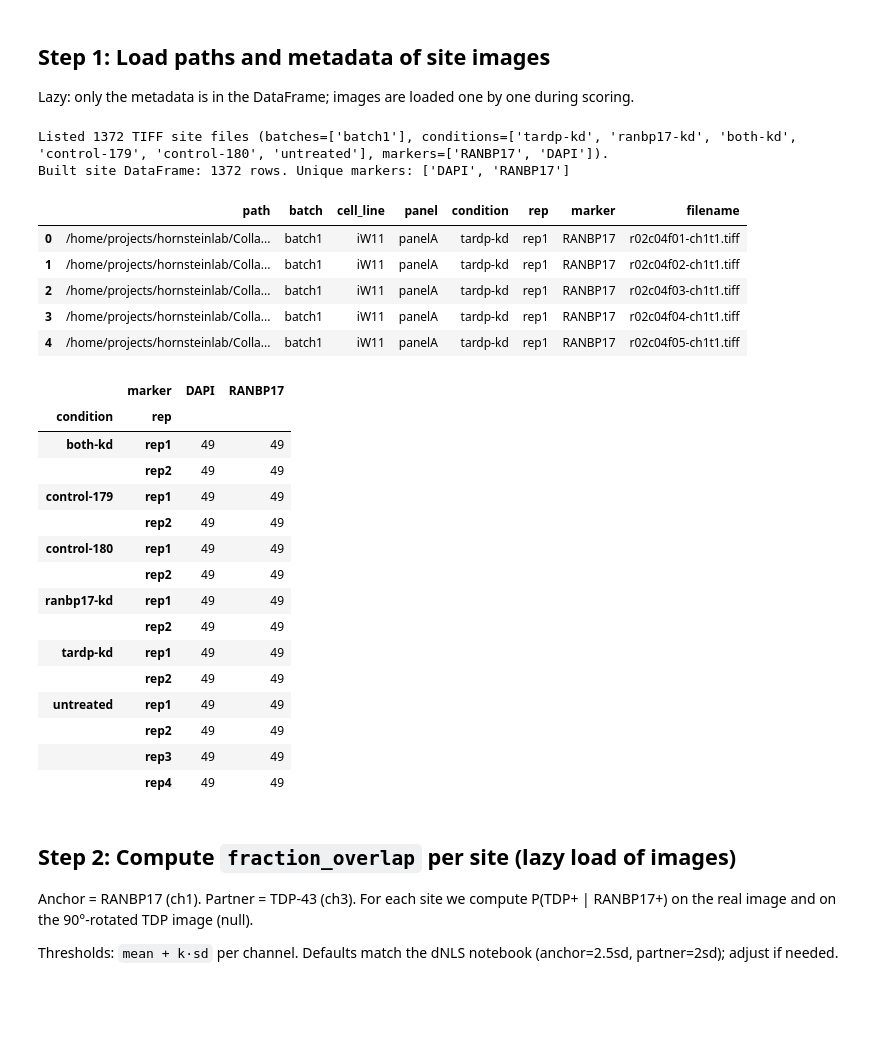
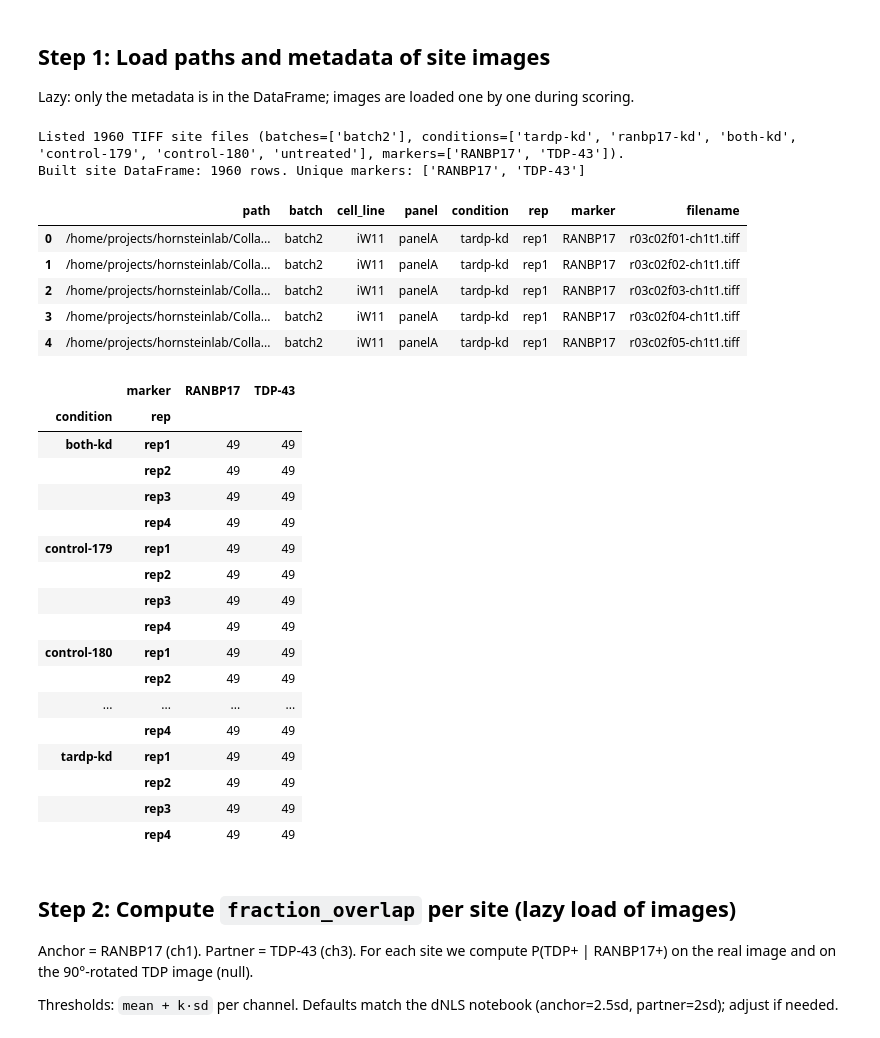
Before and after one commit to Sagykri/NOVA, a Jupyter notebook: tools/channels_colocalization/pixel_level_colocalization_RANBP17_TDP43.ipynb, the cells around one changed output. Drawn from its saved outputs; the diff is of its cells as text; code cells hidden in the pictures; blank space fills up the shorter version.

```diff
--- a/tools/channels_colocalization/pixel_level_colocalization_RANBP17_TDP43.ipynb
+++ b/tools/channels_colocalization/pixel_level_colocalization_RANBP17_TDP43.ipynb
@@ -67,12 +67,14 @@ The autoreload extension is already loaded. To reload it, use:
 # %%
 # RANBP17_exp colocalization site data (sorted TIFFs, one panel A only)
 MAIN_DATA_PATH = "/home/projects/hornsteinlab/Collaboration/Guy_Lior/RANBP17_exp/co-localization_and_KD/sorted"
-BATCHES = ['batch1']
+BATCH = 'batch2'
+BATCHES = [BATCH]
 CELL_LINES = ['iW11']
 PANELS = ['panelA']
 CONDITIONS = ['tardp-kd', 'ranbp17-kd', 'both-kd', 'control-179', 'control-180', 'untreated']
 CONTROL_CONDITIONS = ['control-179', 'control-180', 'untreated']
 KD_CONDITIONS = ['tardp-kd', 'ranbp17-kd', 'both-kd']
+REPS= ['rep1', 'rep2', 'rep3', 'rep4']
 
 CHANNEL_MAP = {
     'RANBP17': 'ch1',
@@ -81,14 +83,14 @@ CHANNEL_MAP = {
 }
 
 MASK_K_MAP = {
-    'RANBP17': 1.75,
-    'TDP-43': 1.75,
+    'RANBP17': 1.5,
+    'TDP-43': 1.5,
     'DAPI':1.75,
 }
 
 # Channel and marker layout for this experiment.
 ANCHOR_MARKER  = 'RANBP17'
-PARTNER_MARKER = 'DAPI'
+PARTNER_MARKER = 'TDP-43'
 ANCHOR_CHANNEL  = CHANNEL_MAP[ANCHOR_MARKER]   # RANBP17 = ch1
 PARTNER_CHANNEL = CHANNEL_MAP[PARTNER_MARKER]   # TDP-43  = ch3, DAPI = ch2
 ANCHOR_MASK_K = MASK_K_MAP[ANCHOR_MARKER]       # RANBP17 = 1
@@ -104,7 +106,7 @@ REFERENCE_CONTROLS = ['control-179', 'control-180']
 
 thresholds = f"ancK{ANCHOR_MASK_K}_partK{PARTNER_MASK_K}_useFixed{USE_FIXED_THRESHOLDS}"
 # Output directory for figures + intermediate CSVs
-save_path = f'/home/projects/hornsteinlab/Collaboration/Guy_Lior/RANBP17_exp/co-localization_and_KD/colocalization_outputs/{ANCHOR_MARKER}_{PARTNER_MARKER}/{thresholds}'
+save_path = f'/home/projects/hornsteinlab/Collaboration/Guy_Lior/RANBP17_exp/co-localization_and_KD/colocalization_outputs/{BATCH}/{ANCHOR_MARKER}_{PARTNER_MARKER}/{thresholds}'
 os.makedirs(save_path, exist_ok=True)
 
 # Font (same as the dNLS notebook; falls back silently if missing).
@@ -124,7 +126,7 @@ rewrite them locally so we can:
 - parse the RANBP17_exp path (16 components) using negative indexing instead of positional;
 - use `ANCHOR_MARKER` (RANBP17, ch1) and `PARTNER_MARKER` (TDP-43, ch3).
 # %%
-def list_site_paths(input_dir, batches, cell_lines, panels, conditions, markers, max_sites_per_marker=None):
+def list_site_paths(input_dir, batches, cell_lines, panels, conditions, markers, reps = None,max_sites_per_marker=None):
     """Return TIFF site paths under input_dir/<batch>/<cell_line>/<panel>/<condition>/<rep>/<marker>/
 
     No sampling on disk — lists ALL .tiff files unless `max_sites_per_marker` is set,
@@ -138,7 +140,13 @@ def list_site_paths(input_dir, batches, cell_lines, panels, conditions, markers,
                     cond_dir = os.path.join(input_dir, batch, cell_line, panel, cond)
                     if not os.path.isdir(cond_dir):
                         continue
-                    for rep in sorted(os.listdir(cond_dir)):
+
+                    # If `reps` is specified, we list only those; otherwise we list all subdirs.
+                    if reps is not None:
+                        rep_list = reps
+                    else:
+                        rep_list = sorted(os.listdir(cond_dir))
+                    for rep in rep_list:
                         for marker in markers:
                             marker_dir = os.path.join(cond_dir, rep, marker)
                             if not os.path.isdir(marker_dir):
@@ -364,44 +372,47 @@ Lazy: only the metadata is in the DataFrame; images are loaded one by one during
 # %%
 paths = list_site_paths(
     input_dir=MAIN_DATA_PATH,
     batches=BATCHES,
     cell_lines=CELL_LINES,
     panels=PANELS,
     conditions=CONDITIONS,
     markers=[ANCHOR_MARKER, PARTNER_MARKER],  # only the two we need; skip DAPI
+    reps=REPS,
     max_sites_per_marker=None,                # set e.g. 30 for a quick run
 )
 df = site_paths_to_dataframe(paths)
 df.head()
 # %% [output]
-Listed 1372 TIFF site files (batches=['batch1'], conditions=['tardp-kd', 'ranbp17-kd', 'both-kd', 'control-179', 'control-180', 'untreated'], markers=['RANBP17', 'DAPI']).
-Built site DataFrame: 1372 rows. Unique markers: ['DAPI', 'RANBP17']
+Listed 1960 TIFF site files (batches=['batch2'], conditions=['tardp-kd', 'ranbp17-kd', 'both-kd', 'control-179', 'control-180', 'untreated'], markers=['RANBP17', 'TDP-43']).
+Built site DataFrame: 1960 rows. Unique markers: ['RANBP17', 'TDP-43']
 |  | path | batch | cell_line | panel | condition | rep | marker | filename |
-| 0 | /home/projects/hornsteinlab/Colla... | batch1 | iW11 | panelA | tardp-kd | rep1 | RANBP17 | r02c04f01-ch1t1.tiff |
-| 1 | /home/projects/hornsteinlab/Colla... | batch1 | iW11 | panelA | tardp-kd | rep1 | RANBP17 | r02c04f02-ch1t1.tiff |
-| 2 | /home/projects/hornsteinlab/Colla... | batch1 | iW11 | panelA | tardp-kd | rep1 | RANBP17 | r02c04f03-ch1t1.tiff |
-| 3 | /home/projects/hornsteinlab/Colla... | batch1 | iW11 | panelA | tardp-kd | rep1 | RANBP17 | r02c04f04-ch1t1.tiff |
-| 4 | /home/projects/hornsteinlab/Colla... | batch1 | iW11 | panelA | tardp-kd | rep1 | RANBP17 | r02c04f05-ch1t1.tiff |
+| 0 | /home/projects/hornsteinlab/Colla... | batch2 | iW11 | panelA | tardp-kd | rep1 | RANBP17 | r03c02f01-ch1t1.tiff |
+| 1 | /home/projects/hornsteinlab/Colla... | batch2 | iW11 | panelA | tardp-kd | rep1 | RANBP17 | r03c02f02-ch1t1.tiff |
+| 2 | /home/projects/hornsteinlab/Colla... | batch2 | iW11 | panelA | tardp-kd | rep1 | RANBP17 | r03c02f03-ch1t1.tiff |
+| 3 | /home/projects/hornsteinlab/Colla... | batch2 | iW11 | panelA | tardp-kd | rep1 | RANBP17 | r03c02f04-ch1t1.tiff |
+| 4 | /home/projects/hornsteinlab/Colla... | batch2 | iW11 | panelA | tardp-kd | rep1 | RANBP17 | r03c02f05-ch1t1.tiff |
 # %%
 # Sanity: per-condition x per-rep counts per marker.
 df.groupby(['condition', 'rep', 'marker']).size().unstack(fill_value=0)
 # %% [output]
-|  | marker | DAPI | RANBP17 |
+|  | marker | RANBP17 | TDP-43 |
 | condition | rep |  |  |
 | both-kd | rep1 | 49 | 49 |
 |  | rep2 | 49 | 49 |
+|  | rep3 | 49 | 49 |
+|  | rep4 | 49 | 49 |
 | control-179 | rep1 | 49 | 49 |
-|  | rep2 | 49 | 49 |
-| control-180 | rep1 | 49 | 49 |
-|  | rep2 | 49 | 49 |
-| ranbp17-kd | rep1 | 49 | 49 |
-|  | rep2 | 49 | 49 |
-| tardp-kd | rep1 | 49 | 49 |
-|  | rep2 | 49 | 49 |
-| untreated | rep1 | 49 | 49 |
 |  | rep2 | 49 | 49 |
 |  | rep3 | 49 | 49 |
 |  | rep4 | 49 | 49 |
+| control-180 | rep1 | 49 | 49 |
+|  | rep2 | 49 | 49 |
+| ... | ... | ... | ... |
+|  | rep4 | 49 | 49 |
+| tardp-kd | rep1 | 49 | 49 |
+|  | rep2 | 49 | 49 |
+|  | rep3 | 49 | 49 |
+|  | rep4 | 49 | 49 |
 # %%
 def _pretty(ax):
     for s in ('top', 'right', 'bottom', 'left'):
```
Also changed, not shown: parts of 12 cells of this notebook, 25 other files.
